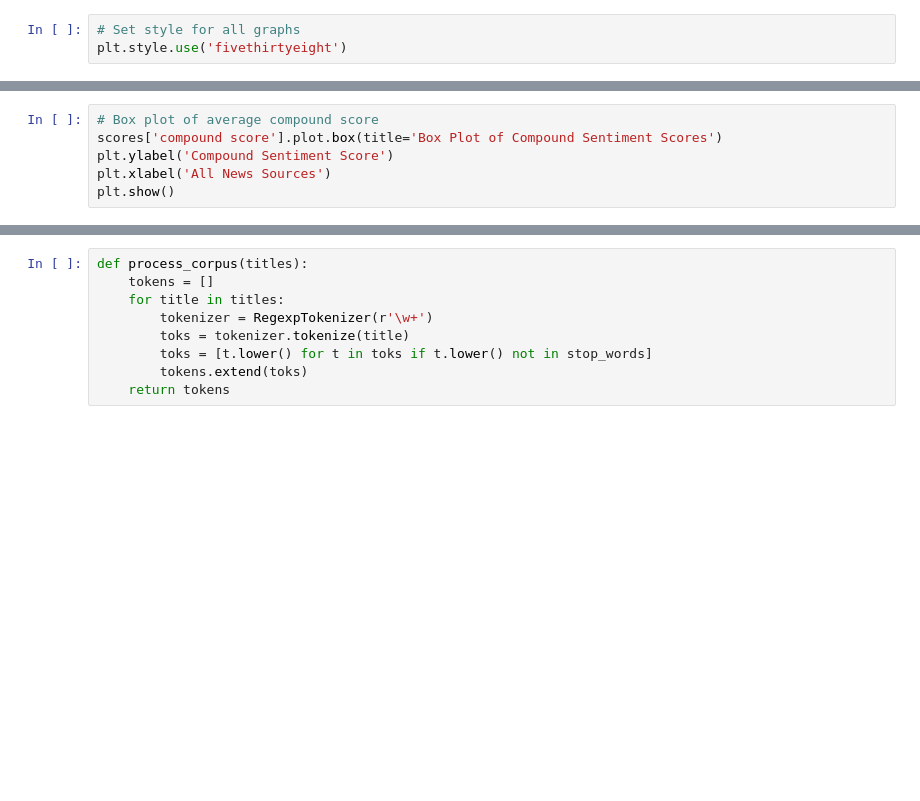
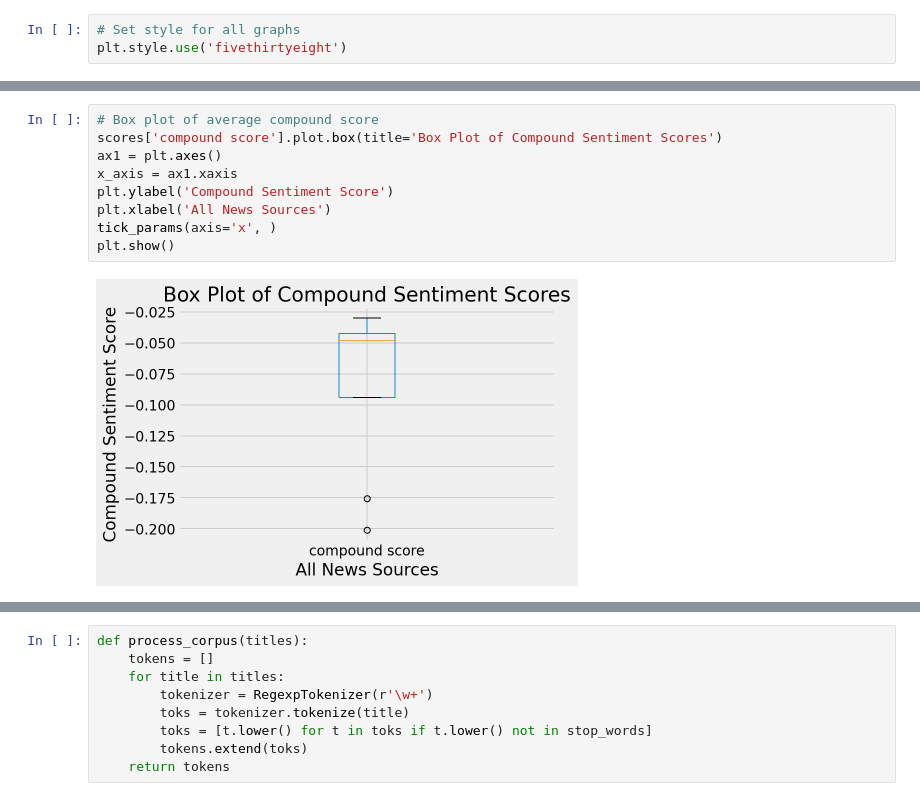
Before and after one commit to James-Ashley/sentiment_analysis, a Jupyter notebook: data_analysis/data_analysis_complete.ipynb, the cells around one changed output, grey strips where cells are left out. Drawn from its saved outputs; the diff is of its cells as text; blank space fills up the shorter version.

```diff
--- a/data_analysis/data_analysis_complete.ipynb
+++ b/data_analysis/data_analysis_complete.ipynb
@@ -87,9 +133,14 @@ print(f'The average compound sentiment score is {mean_compound:.2f}.')
 # %%
 # Box plot of average compound score
 scores['compound score'].plot.box(title='Box Plot of Compound Sentiment Scores')
+ax1 = plt.axes()
+x_axis = ax1.xaxis
 plt.ylabel('Compound Sentiment Score')
 plt.xlabel('All News Sources')
+tick_params(axis='x', )
 plt.show()
+# %% [output]
+[figure, added]
 # %%
 # Boxplot of compound scores by news sources
 df.boxplot(column='compound score', by='Source', figsize=(10, 10))
```
Also changed, not shown: parts of 26 cells of this notebook.
